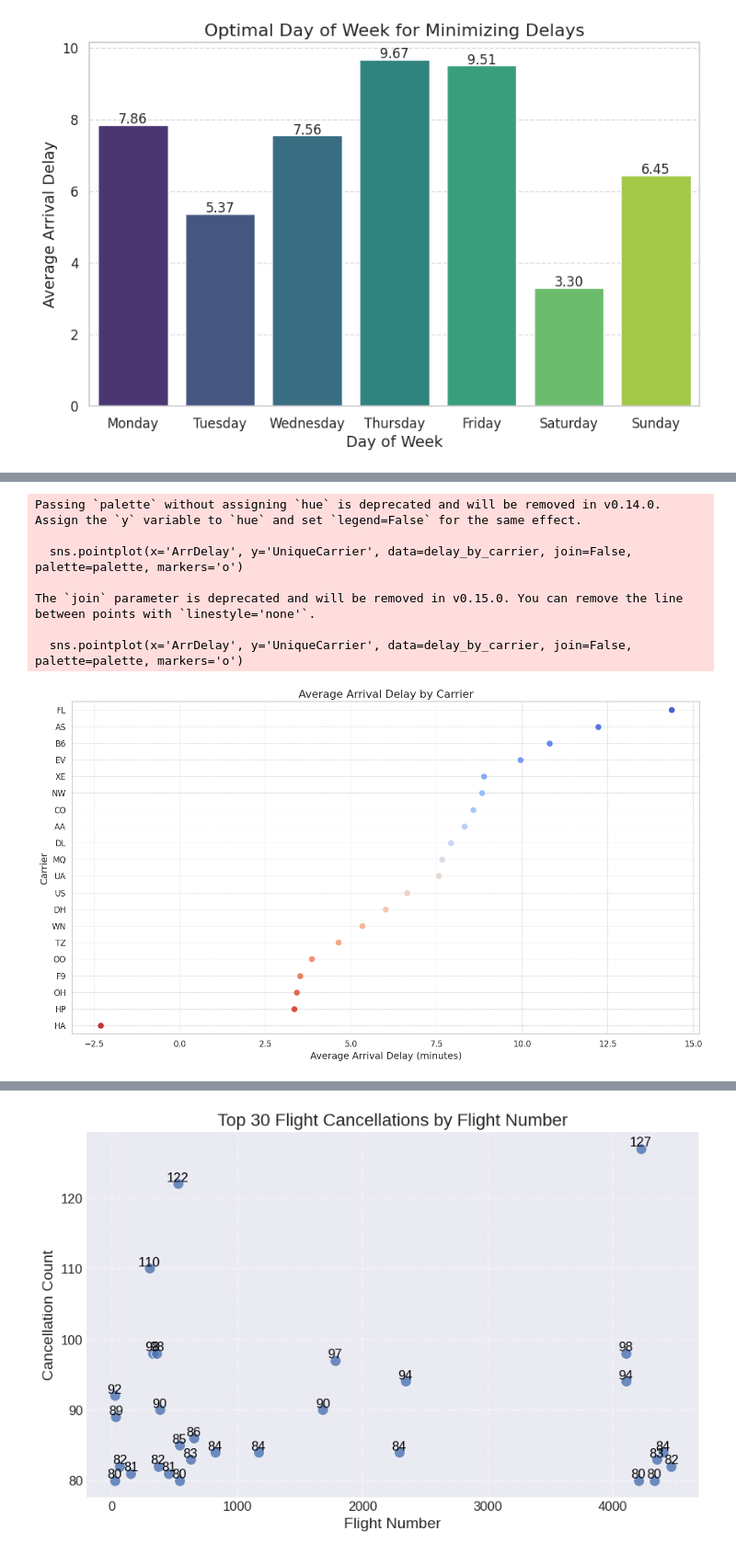
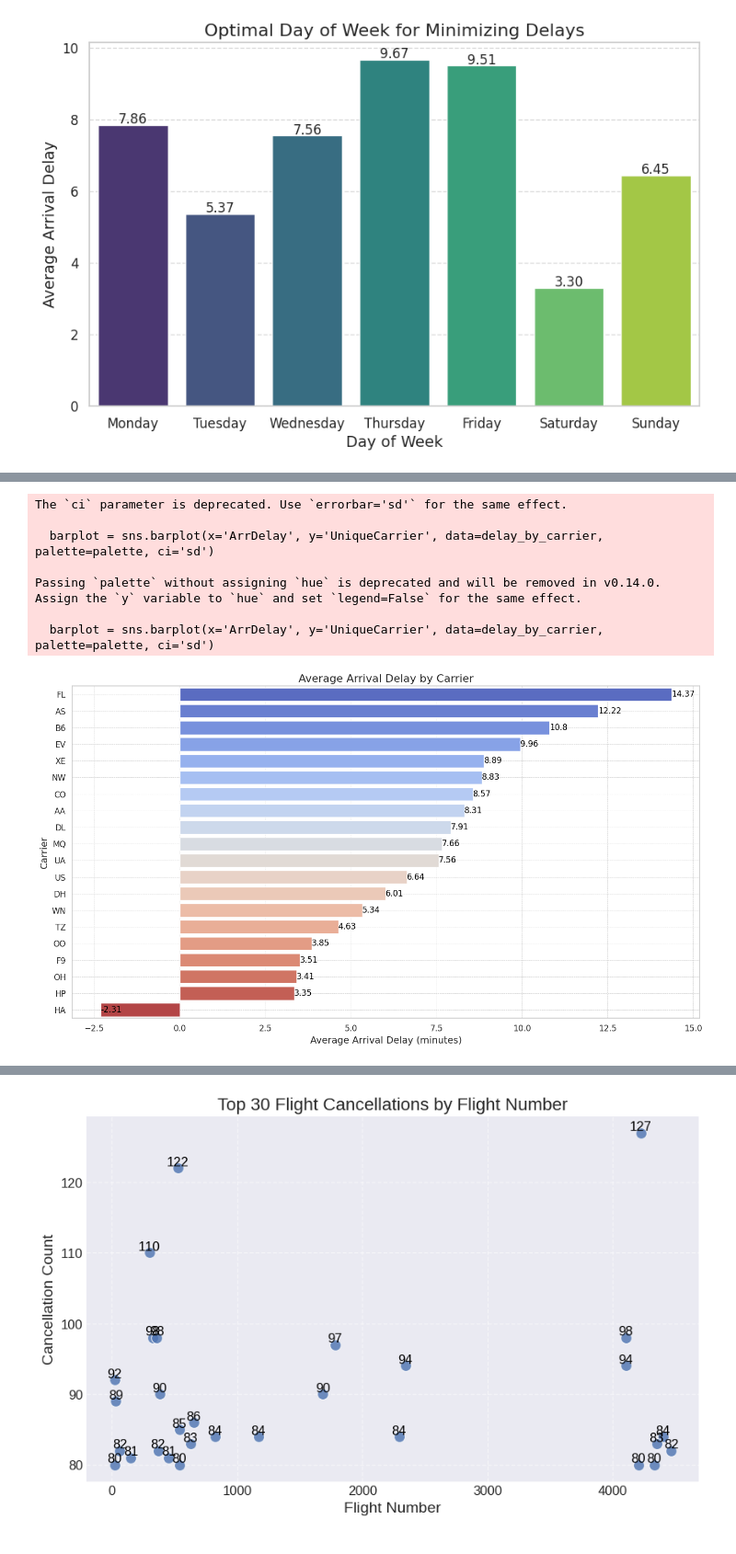
Before and after one commit to DianaKahar/Data_Management2, a Jupyter notebook: P137263_Assignment2.ipynb, the cells around one changed output, grey strips where cells are left out. Shown at 92% size. Saved outputs shown, nothing was run; the diff lists cells and outputs as text; code cells hidden in the pictures.

```diff
--- a/P137263_Assignment2.ipynb
+++ b/P137263_Assignment2.ipynb
@@ -452,6 +458,10 @@ plt.xlabel('Month')
 plt.ylabel('Average Arrival Delay (minutes)')
 plt.xticks(range(12), ['Jan', 'Feb', 'Mar', 'Apr', 'May', 'Jun', 'Jul', 'Aug', 'Sep', 'Oct', 'Nov', 'Dec'])
 plt.grid(True)
+
+for index, row in delay_by_month.iterrows():
+    plt.text(row.name, row.ArrDelay, str(round(row.ArrDelay, 2)), color='black', ha="center")
+
 plt.show()
 # %% [output]
 Passing `palette` without assigning `hue` is deprecated and will be removed in v0.14.0. Assign the `x` variable to `hue` and set `legend=False` for the same effect.
@@ -500,26 +524,29 @@ plt.show()
 # %%
-delay_by_carrier = delay_by_carrier.sort_values(by='ArrDelay', ascending=False)
-
 sns.set(style="whitegrid")
 palette = sns.color_palette("coolwarm", len(delay_by_carrier))
 
 plt.figure(figsize=(14, 8))
-sns.pointplot(x='ArrDelay', y='UniqueCarrier', data=delay_by_carrier, join=False, palette=palette, markers='o')
+barplot = sns.barplot(x='ArrDelay', y='UniqueCarrier', data=delay_by_carrier, palette=palette, ci='sd')
 
 plt.title('Average Arrival Delay by Carrier', fontsize=16)
 plt.xlabel('Average Arrival Delay (minutes)', fontsize=14)
 plt.ylabel('Carrier', fontsize=14)
 plt.grid(True, linestyle='--', linewidth=0.5)
 plt.xticks(fontsize=12)
 plt.yticks(fontsize=12)
+
+# Add figures to the bars
+for index, value in enumerate(delay_by_carrier['ArrDelay']):
+    barplot.text(value, index, str(round(value, 2)), color='black', ha="left", va="center")
+
 plt.tight_layout()
 plt.show()
 # %% [output]
+The `ci` parameter is deprecated. Use `errorbar='sd'` for the same effect.
+
+  barplot = sns.barplot(x='ArrDelay', y='UniqueCarrier', data=delay_by_carrier, palette=palette, ci='sd')
+
 Passing `palette` without assigning `hue` is deprecated and will be removed in v0.14.0. Assign the `y` variable to `hue` and set `legend=False` for the same effect.
 
-  sns.pointplot(x='ArrDelay', y='UniqueCarrier', data=delay_by_carrier, join=False, palette=palette, markers='o')
-
-The `join` parameter is deprecated and will be removed in v0.15.0. You can remove the line between points with `linestyle='none'`.
-
-  sns.pointplot(x='ArrDelay', y='UniqueCarrier', data=delay_by_carrier, join=False, palette=palette, markers='o')
+  barplot = sns.barplot(x='ArrDelay', y='UniqueCarrier', data=delay_by_carrier, palette=palette, ci='sd')
-[figure, old version]
+[figure, new version]
```
Also changed, not shown: parts of 21 cells of this notebook.
